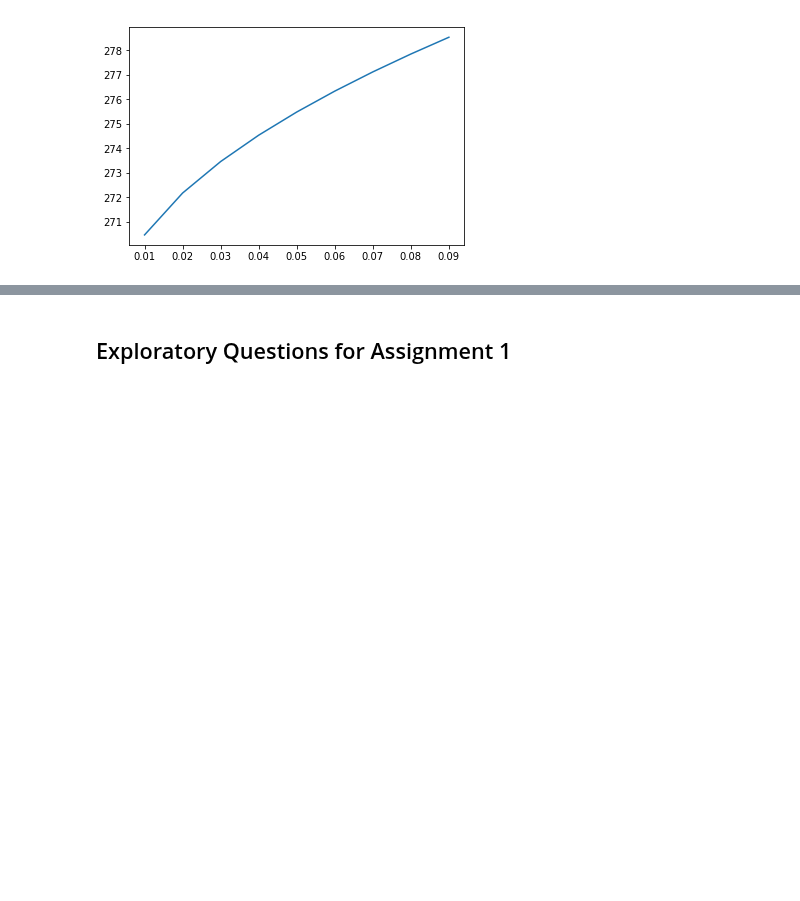
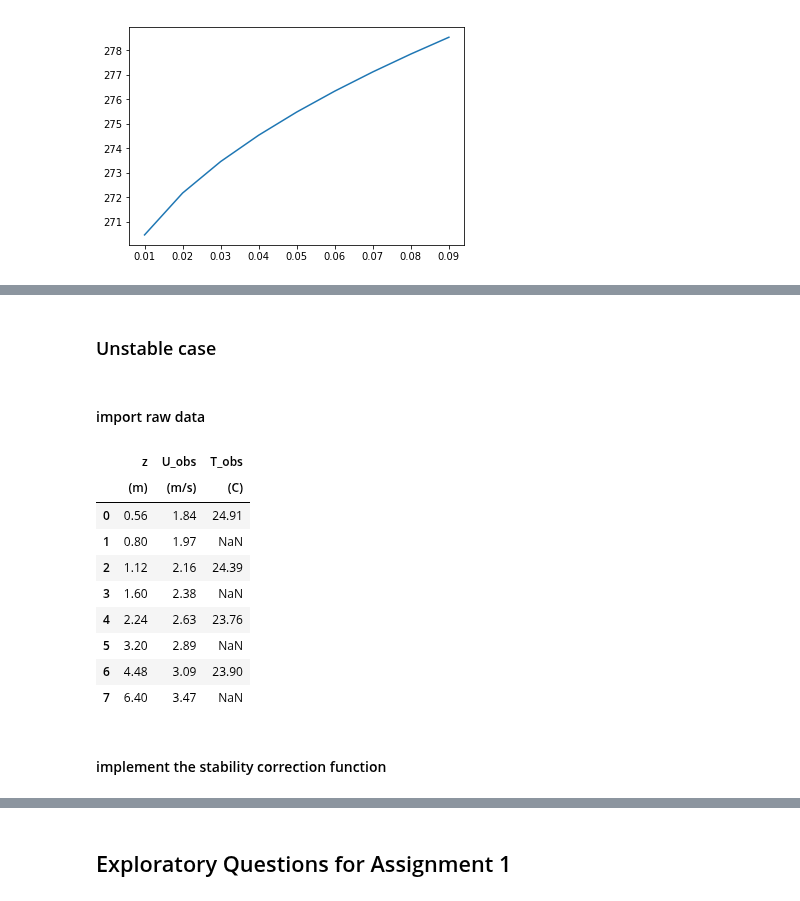
Before and after one commit to BLM-UoR/BLM, a Jupyter notebook: docs/tutorials/DataAnalysis_BLM.ipynb, the cells around one changed output, grey strips where cells are left out. Drawn from its saved outputs; the diff is of its cells as text; code cells hidden in the pictures; blank space fills up the shorter version.

```diff
--- a/docs/tutorials/DataAnalysis_BLM.ipynb
+++ b/docs/tutorials/DataAnalysis_BLM.ipynb
@@ -242,0 +265,21 @@ df_QE_z0.max().plot()
+# %% [markdown]
+### Unstable case
+# %% [markdown]
+#### import raw data
+# %%
+# data_raw=pd.read_csv('WP_PM_rawdata.csv',header=0,skiprows=[1]).dropna(how='all')
+data_raw = pd.read_csv('../data/WP_unstable_rawdata.csv', header=[0, 1]).dropna(how='all')
+data_raw
+# %% [output]
+|  | z | U_obs | T_obs |
+|  | (m) | (m/s) | (C) |
+| 0 | 0.56 | 1.84 | 24.91 |
+| 1 | 0.80 | 1.97 | NaN |
+| 2 | 1.12 | 2.16 | 24.39 |
+| 3 | 1.60 | 2.38 | NaN |
+| 4 | 2.24 | 2.63 | 23.76 |
+| 5 | 3.20 | 2.89 | NaN |
+| 6 | 4.48 | 3.09 | 23.90 |
+| 7 | 6.40 | 3.47 | NaN |
+# %% [markdown]
+#### implement the stability correction function
```
Also changed, not shown: parts of 25 cells of this notebook, 2 other files.
